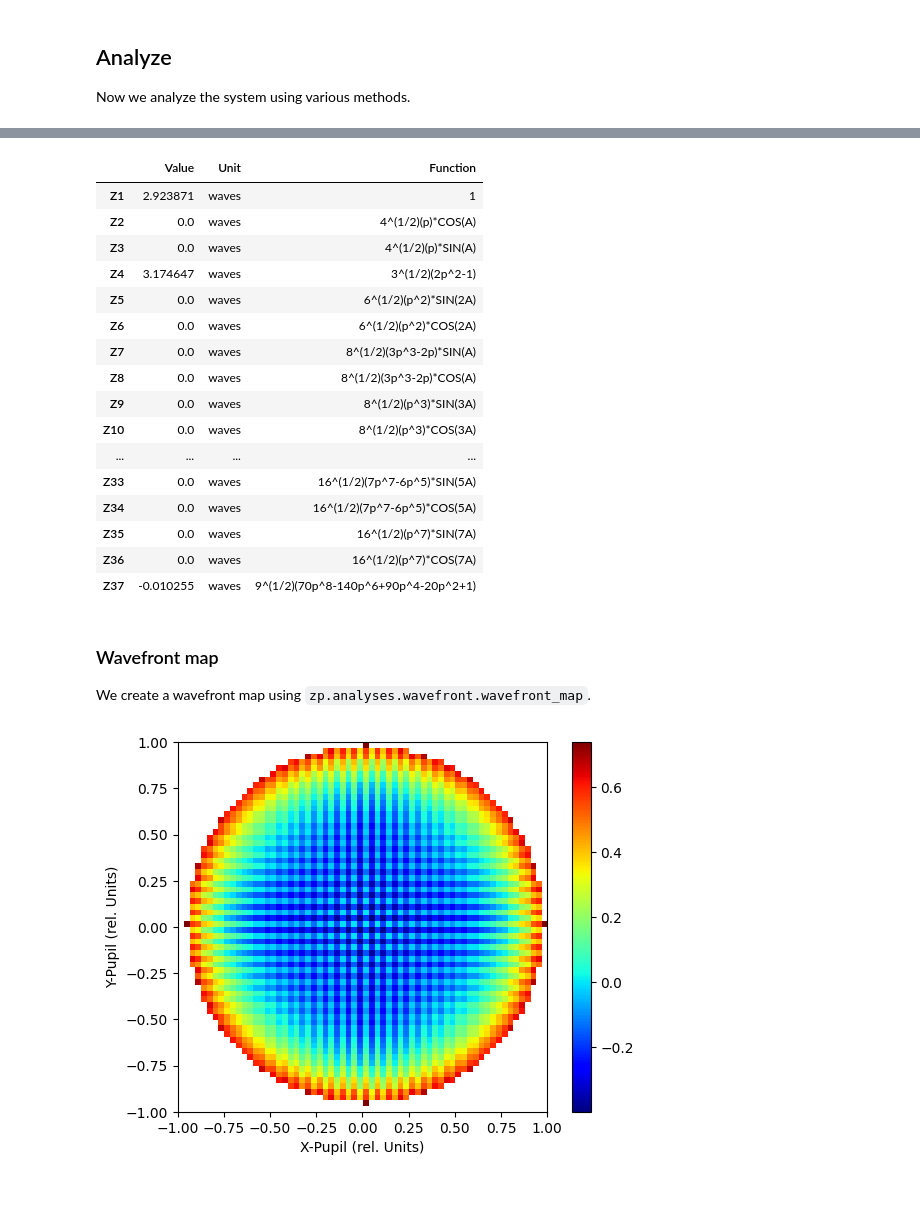
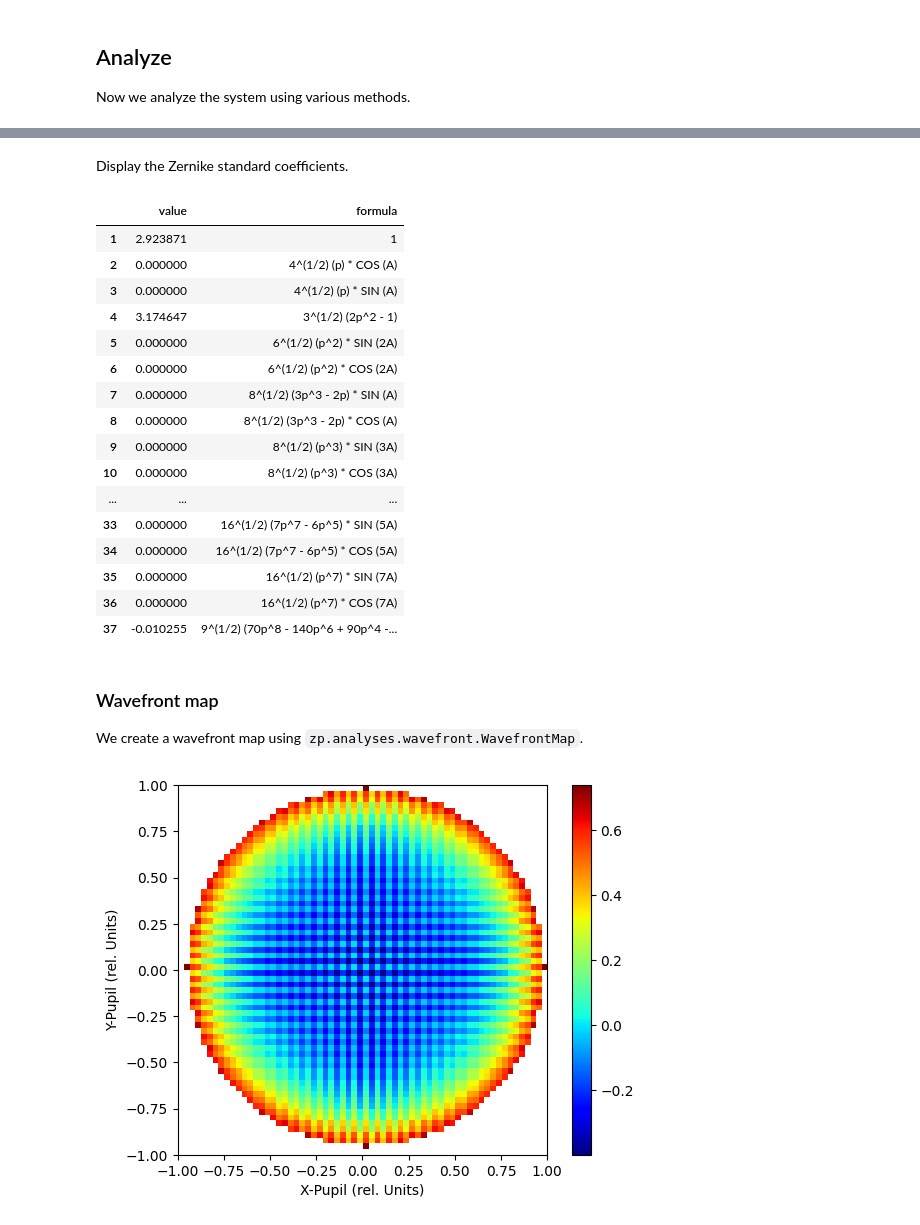
Before and after one commit to MREYE-LUMC/ZOSPy, a Jupyter notebook: examples/Modelling of a Shack-Hartmann Sensor for eye aberration evaluation/1_Model_SH_original.ipynb, the cells around one changed output, grey strips where cells are left out. Saved outputs shown, nothing was run; the diff lists cells and outputs as text; code cells hidden in the pictures; blank space fills up the shorter version.

```diff
--- a/examples/Modelling of a Shack-Hartmann Sensor for eye aberration evaluation/1_Model_SH_original.ipynb
+++ b/examples/Modelling of a Shack-Hartmann Sensor for eye aberration evaluation/1_Model_SH_original.ipynb
@@ -475,4 +519,9 @@ First, we evaluate the aberrations of the system using `zp.analyses.wavefront.ze
 # %%
-zern = zp.analyses.wavefront.zernike_standard_coefficients(
-    oss, sampling="64x64", maximum_term=37, wavelength=1, field=1, reference_opd_to_vertex=False, surface=22
-)
+zern = zp.analyses.wavefront.ZernikeStandardCoefficients(
+    sampling="64x64",
+    maximum_term=37,
+    wavelength=1,
+    field=1,
+    reference_opd_to_vertex=False,
+    surface=22,
+).run(oss)
@@ -499,25 +528,27 @@ zern.Data.GeneralData
-# %%
-zern.Data.Coefficients
-# %% [output]
-|  | Value | Unit | Function |
-| Z1 | 2.923871 | waves | 1 |
-| Z2 | 0.0 | waves | 4^(1/2)(p)*COS(A) |
-| Z3 | 0.0 | waves | 4^(1/2)(p)*SIN(A) |
-| Z4 | 3.174647 | waves | 3^(1/2)(2p^2-1) |
-| Z5 | 0.0 | waves | 6^(1/2)(p^2)*SIN(2A) |
-| Z6 | 0.0 | waves | 6^(1/2)(p^2)*COS(2A) |
-| Z7 | 0.0 | waves | 8^(1/2)(3p^3-2p)*SIN(A) |
-| Z8 | 0.0 | waves | 8^(1/2)(3p^3-2p)*COS(A) |
-| Z9 | 0.0 | waves | 8^(1/2)(p^3)*SIN(3A) |
-| Z10 | 0.0 | waves | 8^(1/2)(p^3)*COS(3A) |
-| ... | ... | ... | ... |
-| Z33 | 0.0 | waves | 16^(1/2)(7p^7-6p^5)*SIN(5A) |
-| Z34 | 0.0 | waves | 16^(1/2)(7p^7-6p^5)*COS(5A) |
-| Z35 | 0.0 | waves | 16^(1/2)(p^7)*SIN(7A) |
-| Z36 | 0.0 | waves | 16^(1/2)(p^7)*COS(7A) |
-| Z37 | -0.010255 | waves | 9^(1/2)(70p^8-140p^6+90p^4-20p^2+1) |
+# %% [markdown]
+Display the Zernike standard coefficients.
+# %%
+pd.DataFrame(zern.data.coefficients.values(), index=zern.data.coefficients.keys())
+# %% [output]
+|  | value | formula |
+| 1 | 2.923871 | 1 |
+| 2 | 0.000000 | 4^(1/2) (p) * COS (A) |
+| 3 | 0.000000 | 4^(1/2) (p) * SIN (A) |
+| 4 | 3.174647 | 3^(1/2) (2p^2 - 1) |
+| 5 | 0.000000 | 6^(1/2) (p^2) * SIN (2A) |
+| 6 | 0.000000 | 6^(1/2) (p^2) * COS (2A) |
+| 7 | 0.000000 | 8^(1/2) (3p^3 - 2p) * SIN (A) |
+| 8 | 0.000000 | 8^(1/2) (3p^3 - 2p) * COS (A) |
+| 9 | 0.000000 | 8^(1/2) (p^3) * SIN (3A) |
+| 10 | 0.000000 | 8^(1/2) (p^3) * COS (3A) |
+| ... | ... | ... |
+| 33 | 0.000000 | 16^(1/2) (7p^7 - 6p^5) * SIN (5A) |
+| 34 | 0.000000 | 16^(1/2) (7p^7 - 6p^5) * COS (5A) |
+| 35 | 0.000000 | 16^(1/2) (p^7) * SIN (7A) |
+| 36 | 0.000000 | 16^(1/2) (p^7) * COS (7A) |
+| 37 | -0.010255 | 9^(1/2) (70p^8 - 140p^6 + 90p^4 -... |
 # %% [markdown]
 ### Wavefront map
 
-We create a wavefront map using `zp.analyses.wavefront.wavefront_map`.
+We create a wavefront map using `zp.analyses.wavefront.WavefrontMap`.
 # %%
```
Also changed, not shown: parts of 21 cells of this notebook, 3 other files.
